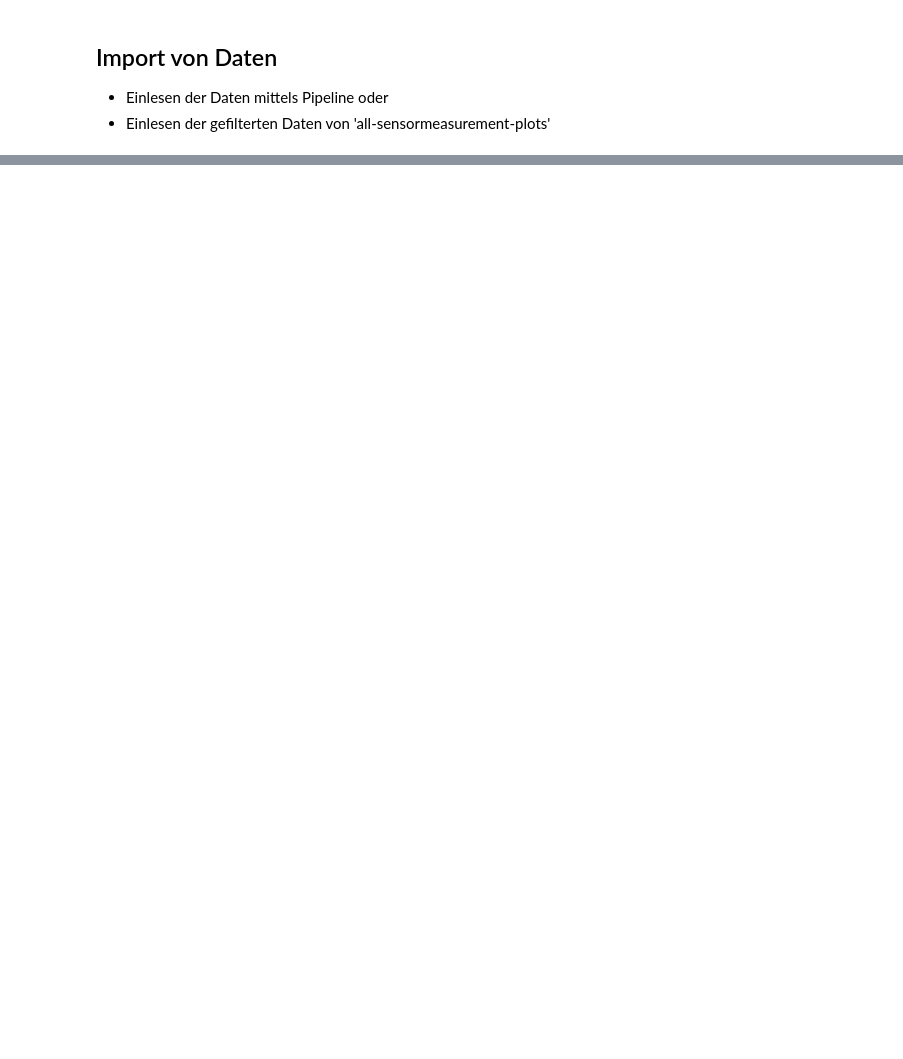
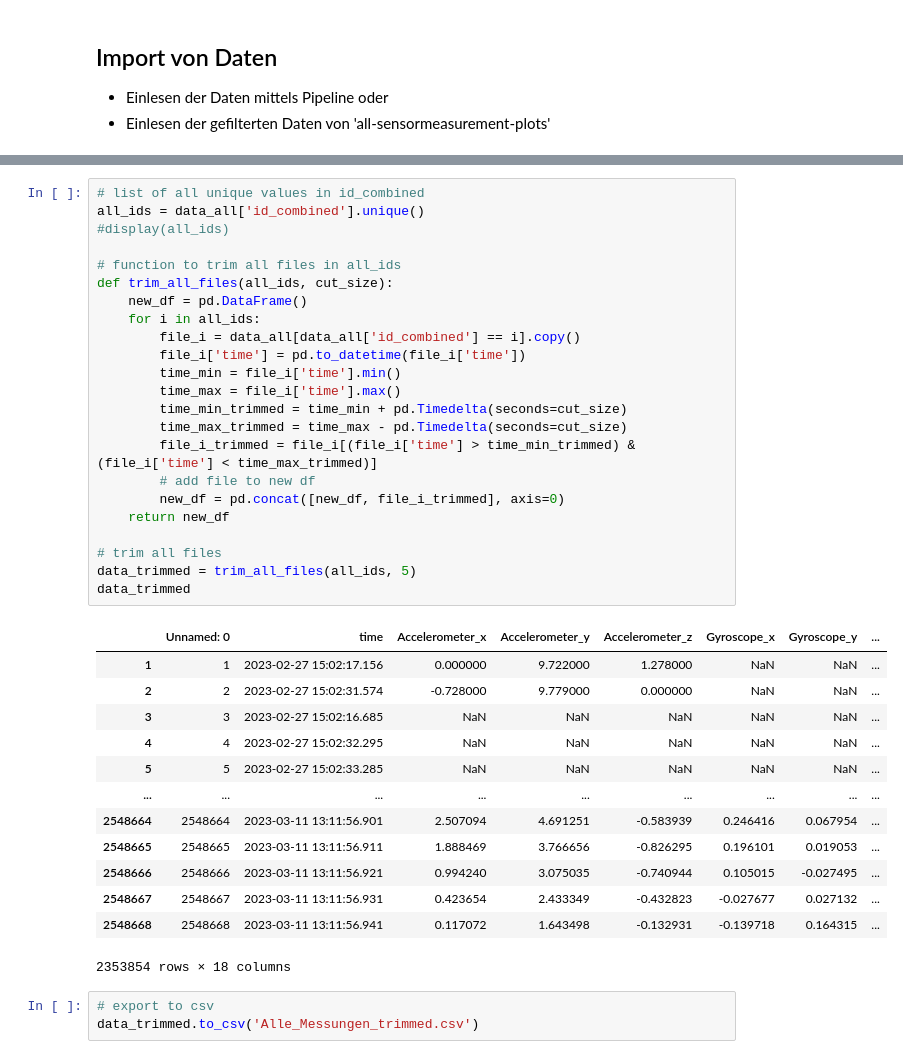
Before and after one commit to CDL1-Sensor/Sensor_Data-Wrangling-und-EDA, a Jupyter notebook: all-sensor-measurement-trim.ipynb, the cells around one changed output, grey strips where cells are left out. Cells and saved outputs as stored; diff of their text form; blank space fills up the shorter version.

Commit message:
Trimmed files and added DSstore to gitignore

```diff
--- a/all-sensor-measurement-trim.ipynb
+++ b/all-sensor-measurement-trim.ipynb
@@ -76,0 +101,40 @@ shape: (1957948, 16)
+# %%
+# list of all unique values in id_combined
+all_ids = data_all['id_combined'].unique()
+#display(all_ids)
+
+# function to trim all files in all_ids
+def trim_all_files(all_ids, cut_size):
+    new_df = pd.DataFrame()
+    for i in all_ids:
+        file_i = data_all[data_all['id_combined'] == i].copy()
+        file_i['time'] = pd.to_datetime(file_i['time'])
+        time_min = file_i['time'].min()
+        time_max = file_i['time'].max()
+        time_min_trimmed = time_min + pd.Timedelta(seconds=cut_size)
+        time_max_trimmed = time_max - pd.Timedelta(seconds=cut_size)
+        file_i_trimmed = file_i[(file_i['time'] > time_min_trimmed) & (file_i['time'] < time_max_trimmed)]
+        # add file to new df
+        new_df = pd.concat([new_df, file_i_trimmed], axis=0)
+    return new_df
+
+# trim all files
+data_trimmed = trim_all_files(all_ids, 5)
+data_trimmed
+# %% [output]
+|  | Unnamed: 0 | time | Accelerometer_x | Accelerometer_y | Accelerometer_z | Gyroscope_x | Gyroscope_y | ... |
+| 1 | 1 | 2023-02-27 15:02:17.156 | 0.000000 | 9.722000 | 1.278000 | NaN | NaN | ... |
+| 2 | 2 | 2023-02-27 15:02:31.574 | -0.728000 | 9.779000 | 0.000000 | NaN | NaN | ... |
+| 3 | 3 | 2023-02-27 15:02:16.685 | NaN | NaN | NaN | NaN | NaN | ... |
+| 4 | 4 | 2023-02-27 15:02:32.295 | NaN | NaN | NaN | NaN | NaN | ... |
+| 5 | 5 | 2023-02-27 15:02:33.285 | NaN | NaN | NaN | NaN | NaN | ... |
+| ... | ... | ... | ... | ... | ... | ... | ... | ... |
+| 2548664 | 2548664 | 2023-03-11 13:11:56.901 | 2.507094 | 4.691251 | -0.583939 | 0.246416 | 0.067954 | ... |
+| 2548665 | 2548665 | 2023-03-11 13:11:56.911 | 1.888469 | 3.766656 | -0.826295 | 0.196101 | 0.019053 | ... |
+| 2548666 | 2548666 | 2023-03-11 13:11:56.921 | 0.994240 | 3.075035 | -0.740944 | 0.105015 | -0.027495 | ... |
+| 2548667 | 2548667 | 2023-03-11 13:11:56.931 | 0.423654 | 2.433349 | -0.432823 | -0.027677 | 0.027132 | ... |
+| 2548668 | 2548668 | 2023-03-11 13:11:56.941 | 0.117072 | 1.643498 | -0.132931 | -0.139718 | 0.164315 | ... |
+2353854 rows × 18 columns
+# %%
+# export to csv
+data_trimmed.to_csv('Alle_Messungen_trimmed.csv')
```
Also changed, not shown: parts of 4 cells of this notebook, 1 other file.
